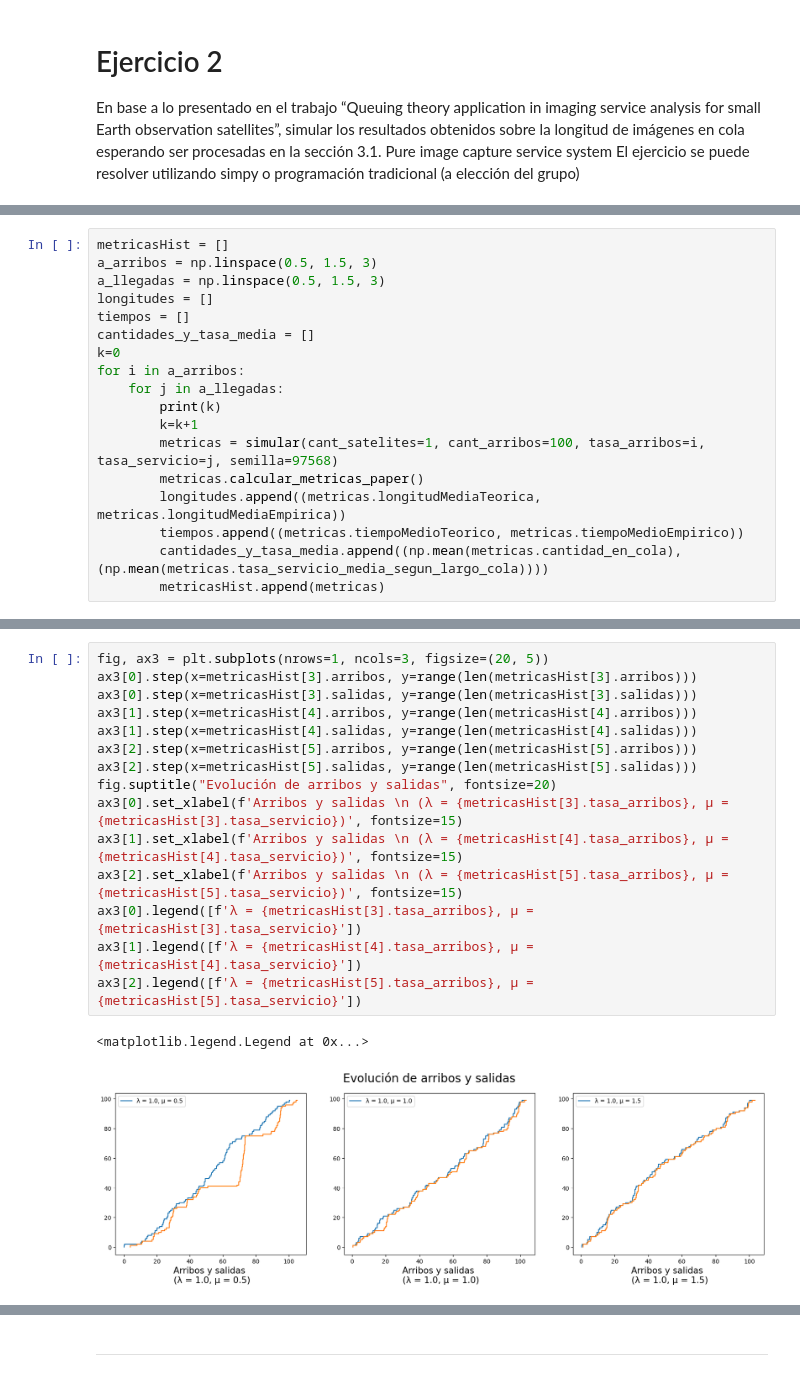
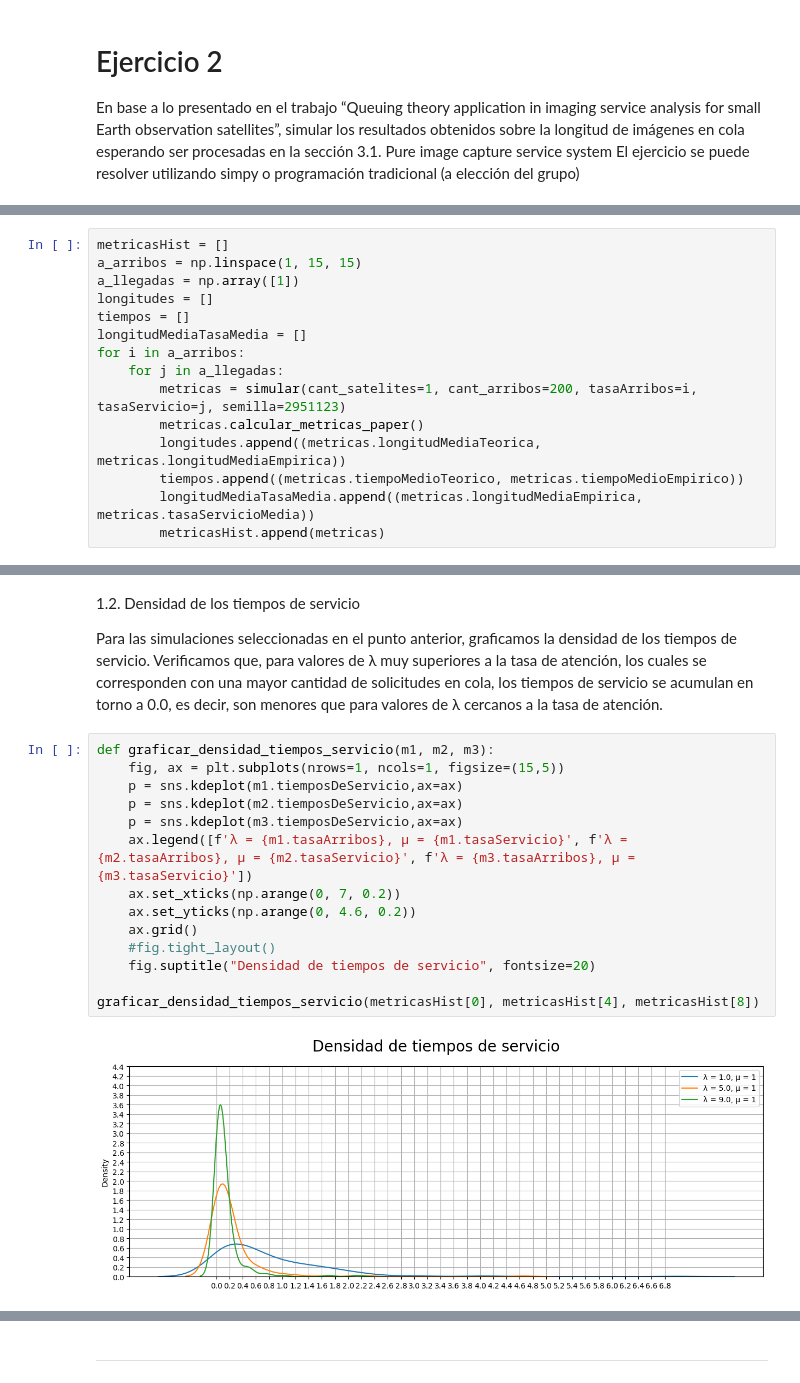
Before and after one commit to jalbarrac/simulacion_grupo2_2c_2022, a Jupyter notebook: TP2/TP2.ipynb, the cells around one changed output, grey strips where cells are left out. Cells and saved outputs as stored; diff of their text form.

```diff
--- a/TP2/TP2.ipynb
+++ b/TP2/TP2.ipynb
@@ -233,20 +243,17 @@ def simular(cant_satelites, cant_arribos, tasa_arribos, tasa_servicio, semilla):
     return metricas
 # %%
 metricasHist = []
-a_arribos = np.linspace(0.5, 1.5, 3)
-a_llegadas = np.linspace(0.5, 1.5, 3)
+a_arribos = np.linspace(1, 15, 15)
+a_llegadas = np.array([1])
 longitudes = []
 tiempos = []
-cantidades_y_tasa_media = []
-k=0
+longitudMediaTasaMedia = []
 for i in a_arribos:
     for j in a_llegadas:
-        print(k)
-        k=k+1
-        metricas = simular(cant_satelites=1, cant_arribos=100, tasa_arribos=i, tasa_servicio=j, semilla=97568)
+        metricas = simular(cant_satelites=1, cant_arribos=200, tasaArribos=i, tasaServicio=j, semilla=2951123)
         metricas.calcular_metricas_paper()
         longitudes.append((metricas.longitudMediaTeorica, metricas.longitudMediaEmpirica))
         tiempos.append((metricas.tiempoMedioTeorico, metricas.tiempoMedioEmpirico))
-        cantidades_y_tasa_media.append((np.mean(metricas.cantidad_en_cola), (np.mean(metricas.tasa_servicio_media_segun_largo_cola))))
+        longitudMediaTasaMedia.append((metricas.longitudMediaEmpirica, metricas.tasaServicioMedia))
         metricasHist.append(metricas)
 # %% [output]
@@ -286,18 +307,20 @@ Text(0.5, 0.98, 'Histogramas de solicitudes en cola')
+# %% [markdown]
+1.2. Densidad de los tiempos de servicio
+
+Para las simulaciones seleccionadas en el punto anterior, graficamos la densidad de los tiempos de servicio. Verificamos que, para valores de λ muy superiores a la tasa de atención, los cuales se corresponden con una mayor cantidad de solicitudes en cola, los tiempos de servicio se acumulan en torno a 0.0, es decir, son menores que para valores de λ cercanos a la tasa de atención.
 # %%
-fig, ax3 = plt.subplots(nrows=1, ncols=3, figsize=(20, 5))
-ax3[0].step(x=metricasHist[3].arribos, y=range(len(metricasHist[3].arribos)))
-ax3[0].step(x=metricasHist[3].salidas, y=range(len(metricasHist[3].salidas)))
-ax3[1].step(x=metricasHist[4].arribos, y=range(len(metricasHist[4].arribos)))
-ax3[1].step(x=metricasHist[4].salidas, y=range(len(metricasHist[4].salidas)))
-ax3[2].step(x=metricasHist[5].arribos, y=range(len(metricasHist[5].arribos)))
-ax3[2].step(x=metricasHist[5].salidas, y=range(len(metricasHist[5].salidas)))
-fig.suptitle("Evolución de arribos y salidas", fontsize=20)
-ax3[0].set_xlabel(f'Arribos y salidas \n (λ = {metricasHist[3].tasa_arribos}, μ = {metricasHist[3].tasa_servicio})', fontsize=15)
-ax3[1].set_xlabel(f'Arribos y salidas \n (λ = {metricasHist[4].tasa_arribos}, μ = {metricasHist[4].tasa_servicio})', fontsize=15)
-ax3[2].set_xlabel(f'Arribos y salidas \n (λ = {metricasHist[5].tasa_arribos}, μ = {metricasHist[5].tasa_servicio})', fontsize=15)
-ax3[0].legend([f'λ = {metricasHist[3].tasa_arribos}, μ = {metricasHist[3].tasa_servicio}'])
-ax3[1].legend([f'λ = {metricasHist[4].tasa_arribos}, μ = {metricasHist[4].tasa_servicio}'])
-ax3[2].legend([f'λ = {metricasHist[5].tasa_arribos}, μ = {metricasHist[5].tasa_servicio}'])
+def graficar_densidad_tiempos_servicio(m1, m2, m3):
+    fig, ax = plt.subplots(nrows=1, ncols=1, figsize=(15,5))
+    p = sns.kdeplot(m1.tiemposDeServicio,ax=ax)
+    p = sns.kdeplot(m2.tiemposDeServicio,ax=ax)
+    p = sns.kdeplot(m3.tiemposDeServicio,ax=ax)
+    ax.legend([f'λ = {m1.tasaArribos}, μ = {m1.tasaServicio}', f'λ = {m2.tasaArribos}, μ = {m2.tasaServicio}', f'λ = {m3.tasaArribos}, μ = {m3.tasaServicio}'])
+    ax.set_xticks(np.arange(0, 7, 0.2))
+    ax.set_yticks(np.arange(0, 4.6, 0.2))
+    ax.grid()
+    #fig.tight_layout()
+    fig.suptitle("Densidad de tiempos de servicio", fontsize=20)
+
+graficar_densidad_tiempos_servicio(metricasHist[0], metricasHist[4], metricasHist[8])
 # %% [output]
-<matplotlib.legend.Legend at 0x...>
-[figure, old version]
+[figure, new version]
```
Also changed, not shown: parts of 16 cells of this notebook.
